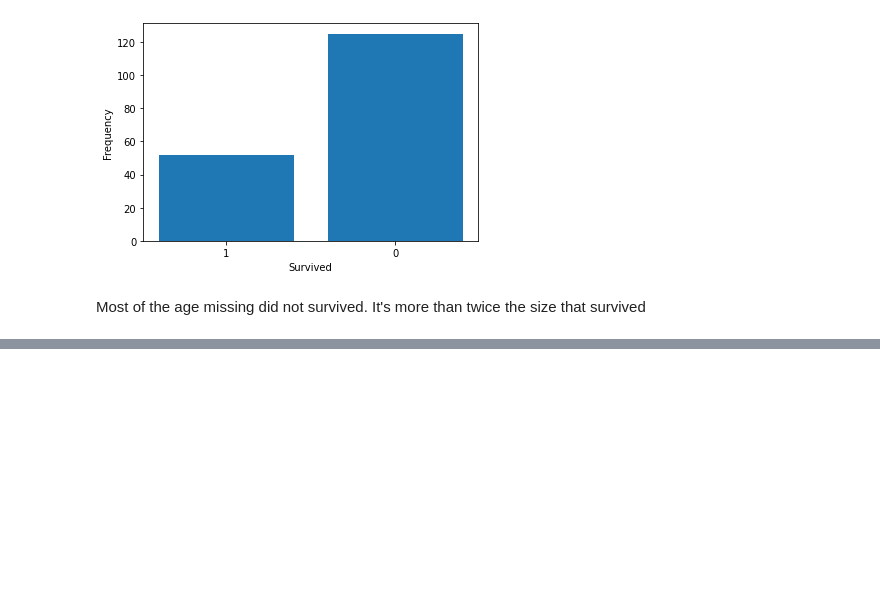
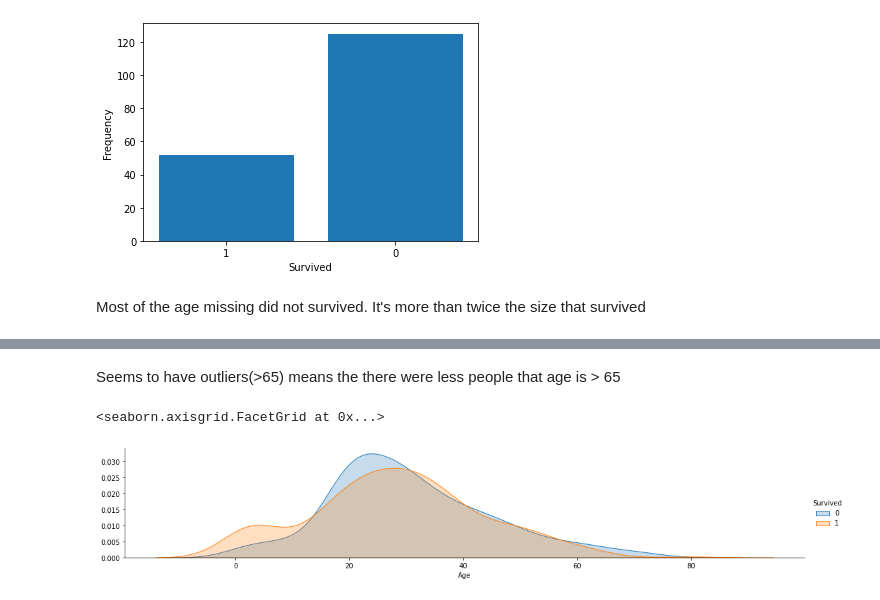
Before and after one commit to avishkakavindu/titanic-disaster-ml, a Jupyter notebook: Titanic_Feature_Selection_n_Cleaning.ipynb, the cells around one changed output, grey strips where cells are left out. Cells and saved outputs as stored; diff of their text form; code cells hidden in the pictures; blank space fills up the shorter version.

```diff
--- a/Titanic_Feature_Selection_n_Cleaning.ipynb
+++ b/Titanic_Feature_Selection_n_Cleaning.ipynb
@@ -227,0 +234,9 @@ SyntaxError: EOL while scanning string literal (<ipython-input-23-7e46160ac81b>,
+# %% [markdown]
+Seems to have outliers(>65) means the there were less people that age is > 65
+# %%
+survival_wise = sns.FacetGrid(dataset, hue='Survived', aspect=5)
+survival_wise.map(sns.kdeplot, 'Age', shade=True)
+survival_wise.add_legend()
+# %% [output]
+<seaborn.axisgrid.FacetGrid at 0x...>
+[figure, added]
```
Also changed, not shown: parts of 38 cells of this notebook.
